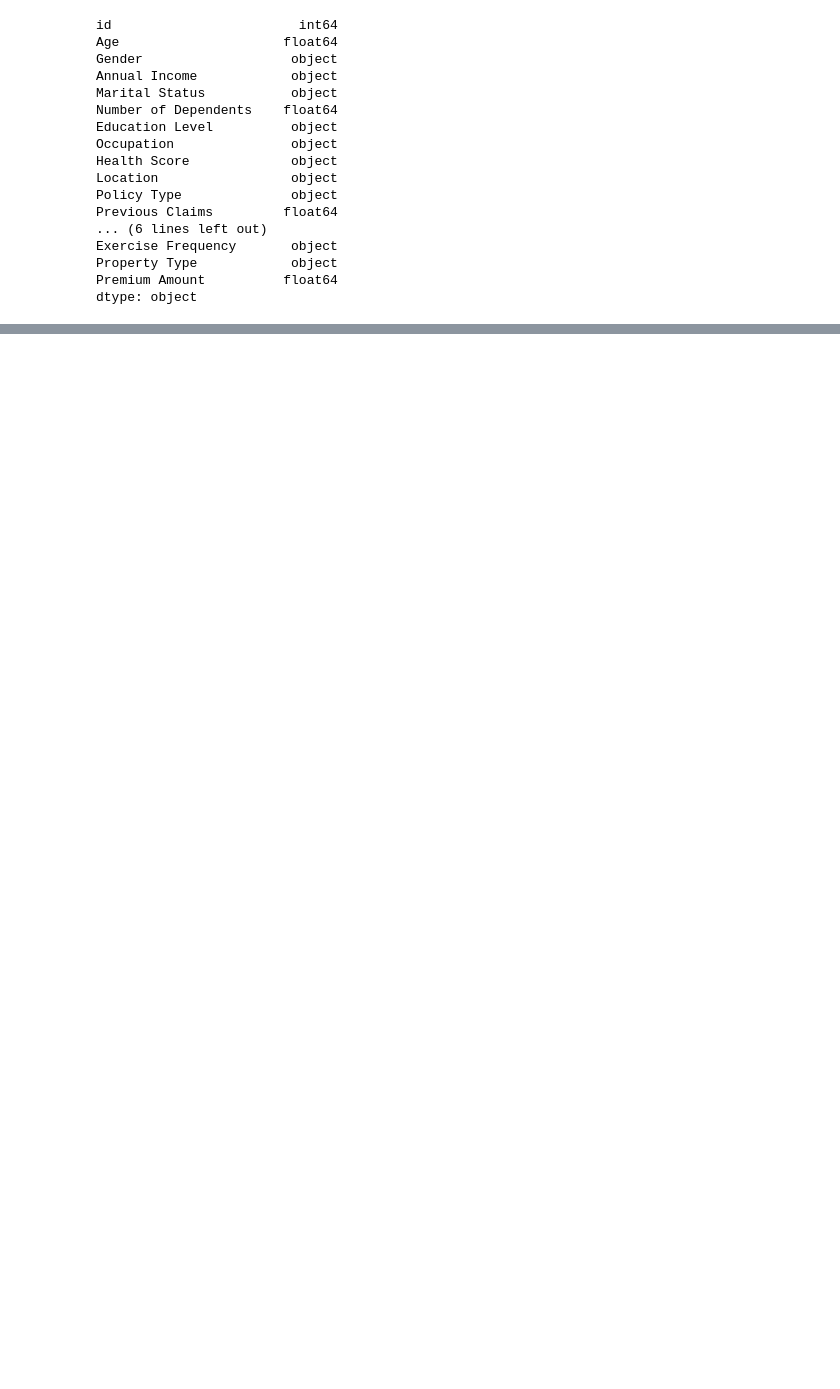
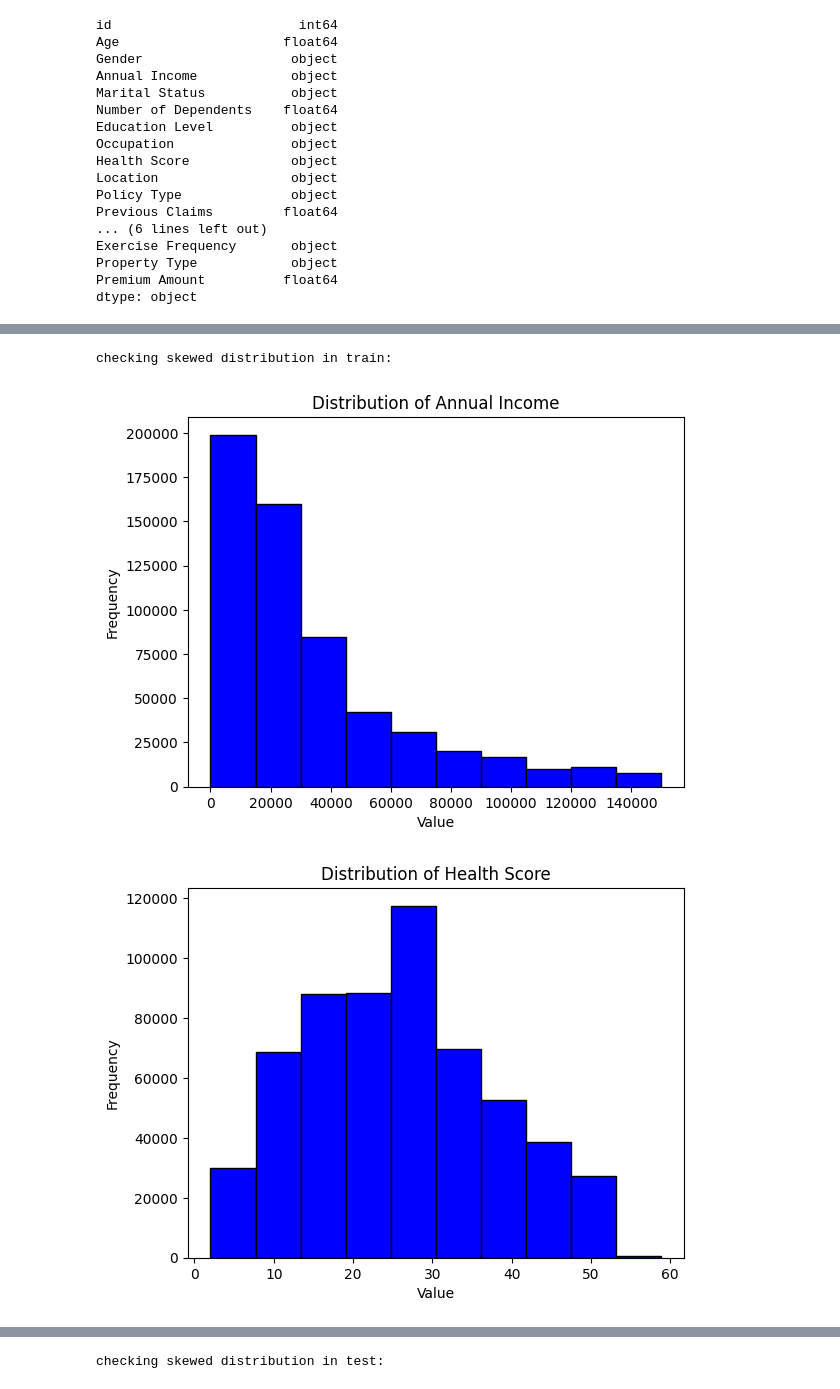
Before and after one commit to anmolmunnolli/insurance, a Jupyter notebook: version1.ipynb, the cells around one changed output, grey strips where cells are left out. Cells and saved outputs as stored; diff of their text form; code cells hidden in the pictures; blank space fills up the shorter version.

```diff
--- a/version1.ipynb
+++ b/version1.ipynb
@@ -938,0 +1009,12 @@ dtype: object
+# %%
+train_df_cleaned['Number of Dependents'] = train_df_cleaned['Number of Dependents'].astype('int32')
+test_df_cleaned['Number of Dependents'] = test_df_cleaned['Number of Dependents'].astype('int32')
+# %%
+train_df_cleaned['Policy Start Date'] = train_df_cleaned['Policy Start Date'].astype('datetime64[ns]')
+test_df_cleaned['Policy Start Date'] = test_df_cleaned['Policy Start Date'].astype('datetime64[ns]')
+# %%
+train_df_cleaned['Annual Income'] = train_df_cleaned['Annual Income'].astype('float64')
+test_df_cleaned['Annual Income'] = test_df_cleaned['Annual Income'].astype('float64')
+# %%
+train_df_cleaned['Health Score'] = train_df_cleaned['Health Score'].astype('float64')
+test_df_cleaned['Health Score'] = test_df_cleaned['Health Score'].astype('float64')
@@ -938,0 +1061,21 @@ dtype: object
+# %%
+import matplotlib.pyplot as plt
+skewed_cols=['Annual Income','Health Score','Premium Amount']
+def plot_hist(df):
+    for i in range(len(skewed_cols)):
+        if skewed_cols[i] in df.columns:
+            plt.hist(df[skewed_cols[i]], bins=10, color='blue', edgecolor='black')
+            plt.title(f'Distribution of {skewed_cols[i]}')
+            plt.xlabel('Value')
+            plt.ylabel('Frequency')
+            plt.show()
+        else:
+            continue
+print('checking skewed distribution in train: \n')
+plot_hist(train_df_cleaned)
+print('checking skewed distribution in test: \n')
+plot_hist(test_df_cleaned)
+# %% [output]
+checking skewed distribution in train:
+[figure, added]
+[figure, added]
@@ -938,0 +1083 @@ dtype: object
+checking skewed distribution in test:
```
Also changed, not shown: parts of 34 cells of this notebook.
